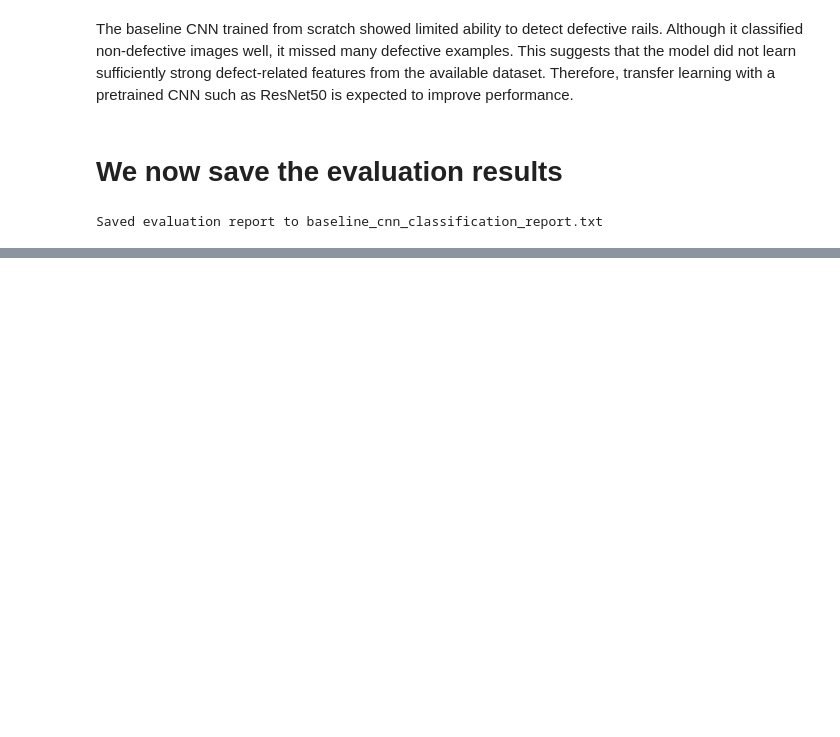
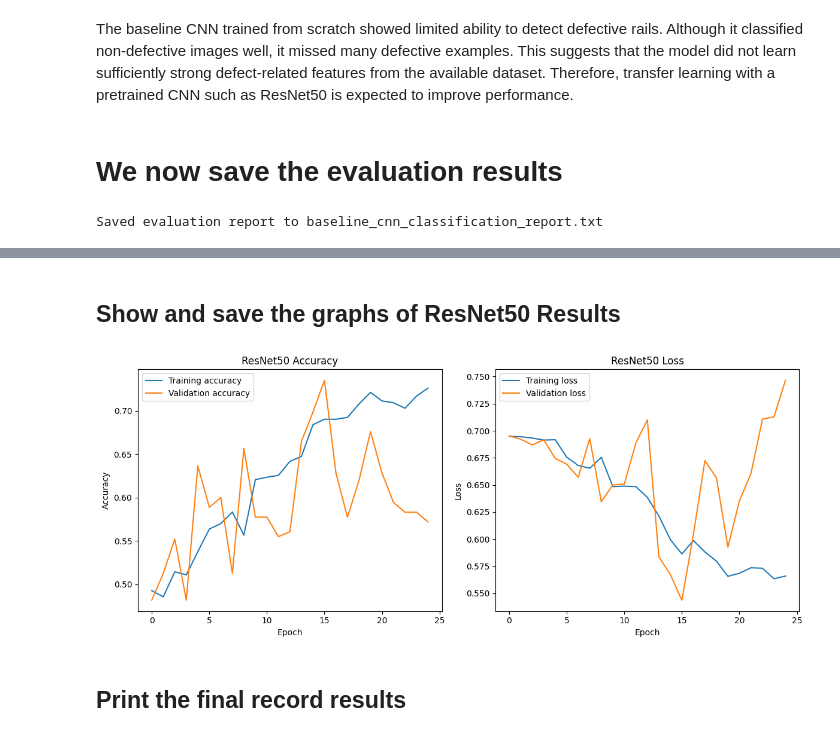
Before and after one commit to George3235/Railway_fault_detection, a Jupyter notebook: Deep_learning/project/rail_detection.ipynb, the cells around one changed output, grey strips where cells are left out. Drawn from its saved outputs; the diff is of its cells as text; code cells hidden in the pictures; blank space fills up the shorter version.

```diff
--- a/Deep_learning/project/rail_detection.ipynb
+++ b/Deep_learning/project/rail_detection.ipynb
@@ -532,0 +678,35 @@ Saved evaluation report to baseline_cnn_classification_report.txt
+# %% [markdown]
+## Show and save the graphs of ResNet50 Results
+# %%
+# One figure with 2 plots side by side
+plt.figure(figsize=(12, 5))
+
+# Plot 1: training accuracy vs validation accuracy
+plt.subplot(1, 2, 1)
+plt.plot(history.history["accuracy"], label="Training accuracy")
+plt.plot(history.history["val_accuracy"], label="Validation accuracy")
+plt.xlabel("Epoch")
+plt.ylabel("Accuracy")
+plt.title("ResNet50 Accuracy")
+plt.legend()
+
+# Plot 2: traing loss vs validation loss
+plt.subplot(1, 2, 2)
+plt.plot(history.history["loss"], label="Training loss")
+plt.plot(history.history["val_loss"], label="Validation loss")
+plt.xlabel("Epoch")
+plt.ylabel("Loss")
+plt.title("ResNet50 Loss")
+plt.legend()
+
+# Make sure labels and titles don't overlap
+plt.tight_layout()
+
+# Save the plot for the report
+plt.savefig("resnet50_accuracy_loss.png", dpi=300, bbox_inches="tight")
+
+# Show the graph below
+# %% [output]
+[figure, added]
+# %% [markdown]
+## Print the final record results
```
Also changed, not shown: parts of 25 cells of this notebook, 6 other files.
